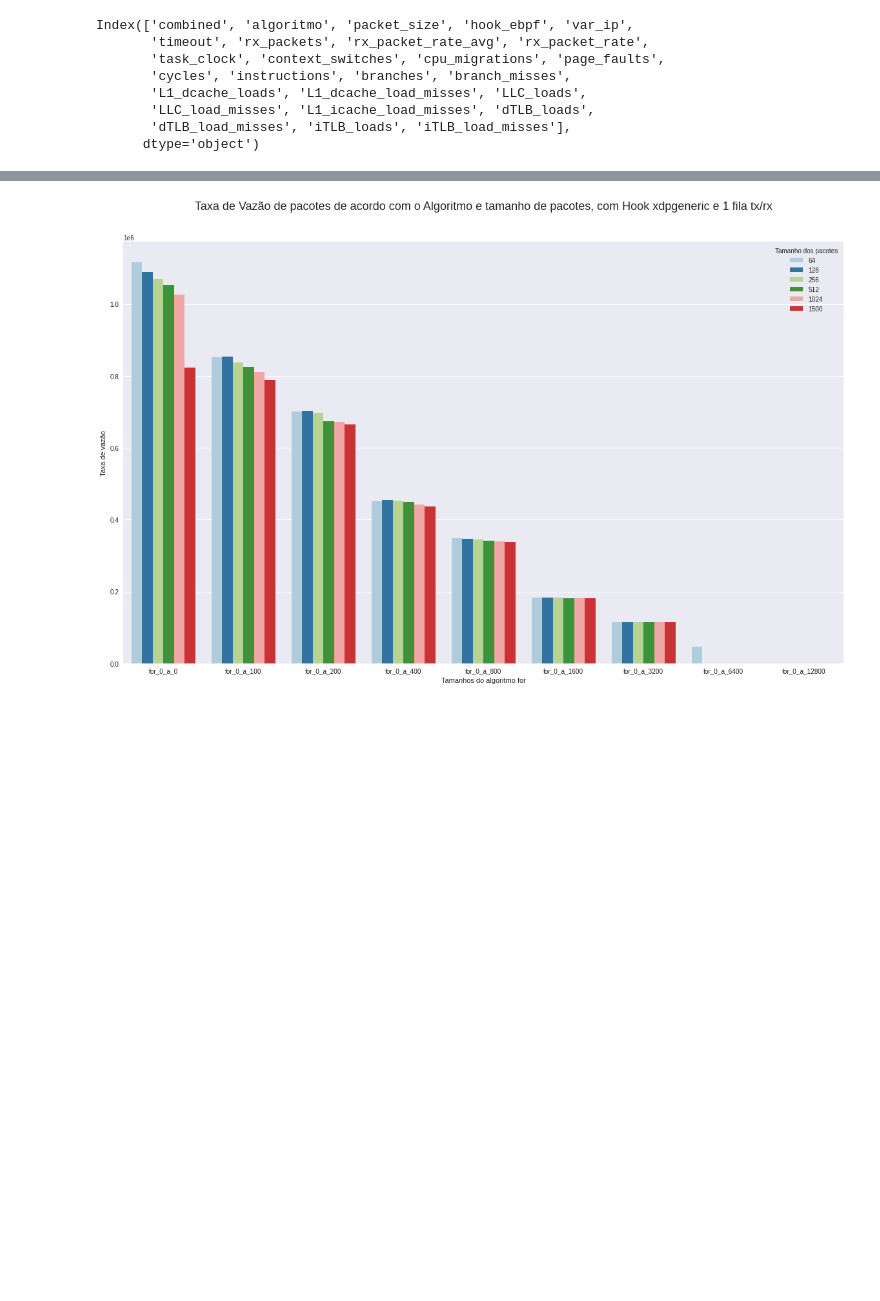
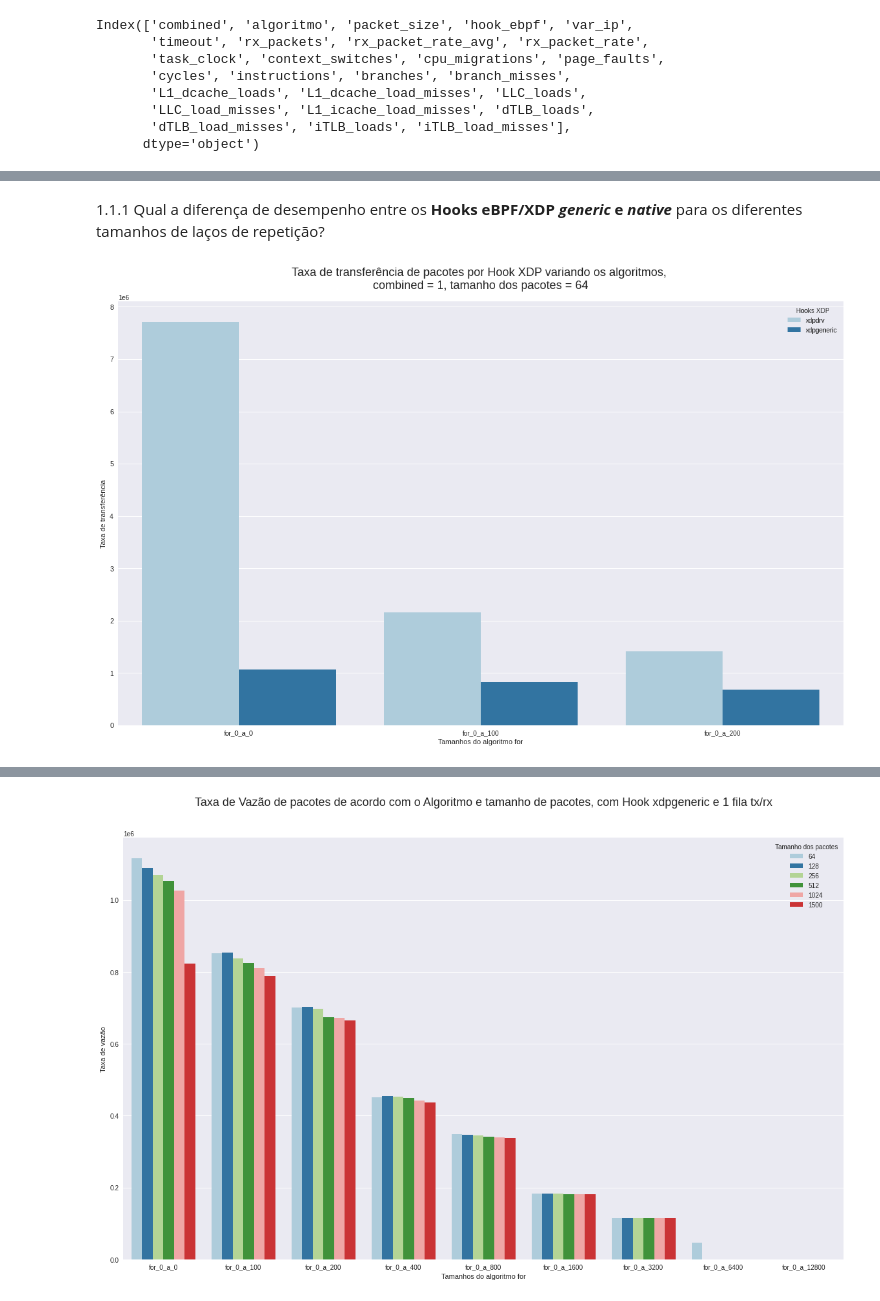
Before and after one commit to igor-capeletti/tcc_eBPF_XDP, a Jupyter notebook: scripts/python/gera_graficos_resultados.ipynb, the cells around one changed output, grey strips where cells are left out. Drawn from its saved outputs; the diff is of its cells as text; code cells hidden in the pictures; blank space fills up the shorter version.

Commit message:
arrumando plot do graficos de resultados do gerador

```diff
--- a/scripts/python/gera_graficos_resultados.ipynb
+++ b/scripts/python/gera_graficos_resultados.ipynb
@@ -36,0 +53,21 @@ Index(['combined', 'algoritmo', 'packet_size', 'hook_ebpf', 'var_ip',
+# %% [markdown]
+1.1.1 Qual a diferença de desempenho entre os **Hooks eBPF/XDP *generic* e *native*** para os diferentes tamanhos de laços de repetição?
+# %%
+it_combined=1
+it_packet_size= 64
+
+plt.rc('figure', figsize=(20, 12))
+df_pergunta1= df[df.combined == it_combined]
+df_pergunta1= df_pergunta1[df_pergunta1.packet_size == it_packet_size]
+df_pergunta1= df_pergunta1.sort_values(by=['rx_packet_rate','hook_ebpf'], ascending=False)
+df_pergunta1= df_pergunta1[['algoritmo','hook_ebpf','rx_packet_rate']]
+
+ax = sns.barplot(y="rx_packet_rate", x='algoritmo', hue='hook_ebpf', data=df_pergunta1, palette='Paired');
+ax.set_title(f'Taxa de transferência de pacotes por Hook XDP variando os algoritmos, \ncombined = {it_combined}, tamanho dos pacotes = {it_packet_size}', fontsize=18, pad=20);
+ax.set_ylabel('Taxa de transferência')
+ax.set_xlabel('Tamanhos do algoritmo for')
+ax.legend(title = "Hooks XDP")
+save_image= ax.get_figure()
+save_image.savefig(f'{raiz}/dif_hooks_para_dif_algortimos@combined_{it_combined}_packet_size_{it_packet_size}{format_imagens}')
+# %% [output]
+[figure, added]
```
Also changed, not shown: parts of 27 cells of this notebook.
